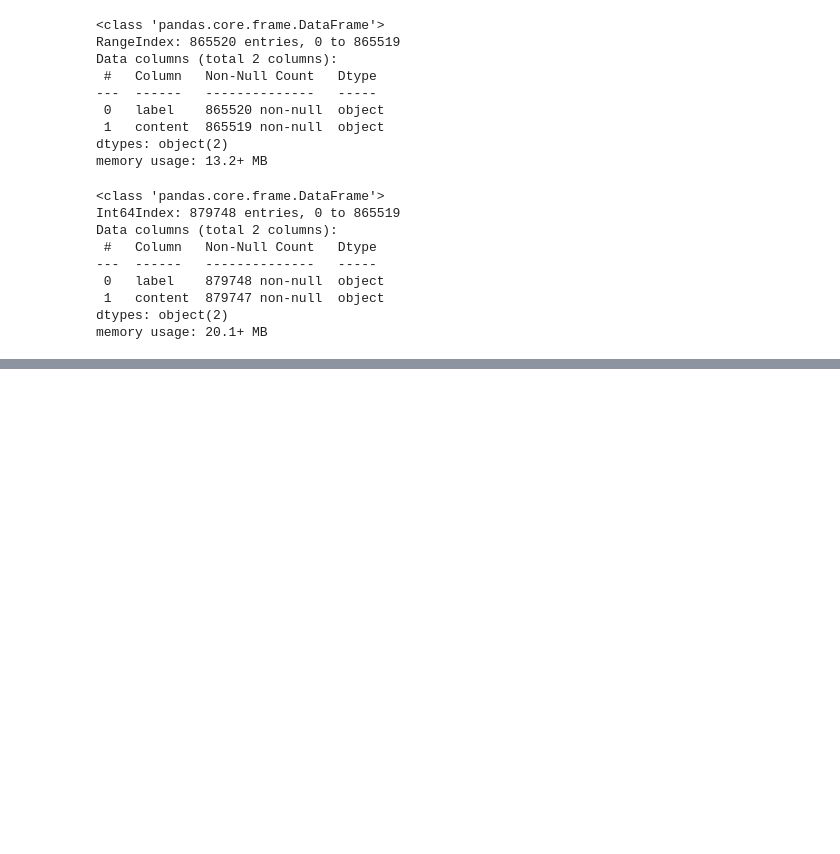
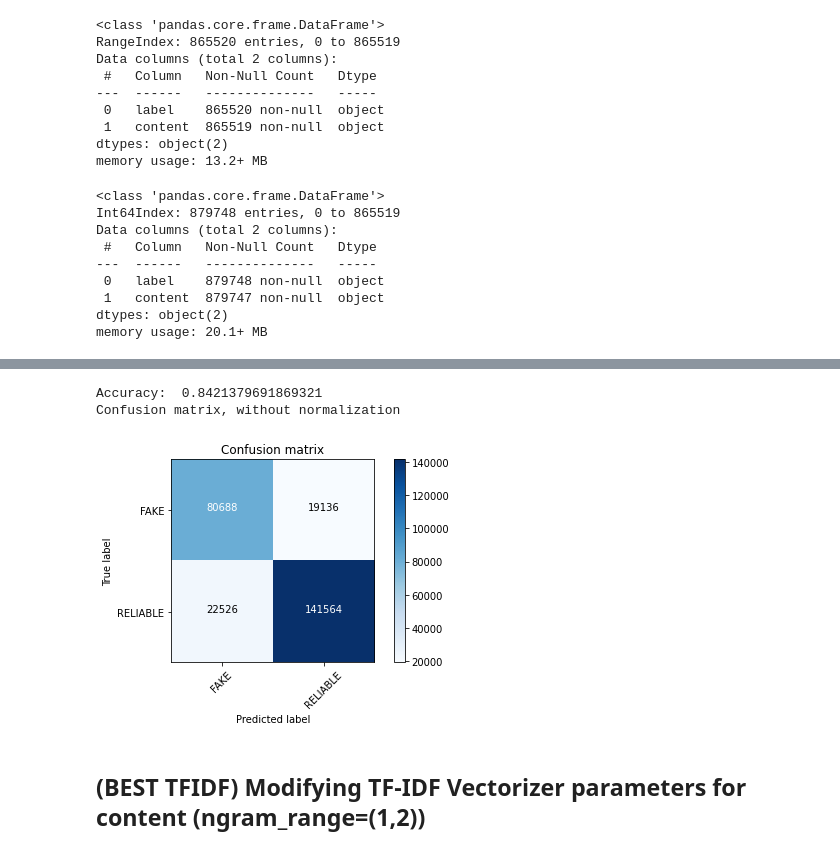
Before and after one commit to CS3244-MachineLearning-Project-AY2021/Fake_News_Detection, a Jupyter notebook: Jerry/Combined_Content_SVM.ipynb, the cells around one changed output, grey strips where cells are left out. Drawn from its saved outputs; the diff is of its cells as text; code cells hidden in the pictures; blank space fills up the shorter version.

```diff
--- a/Jerry/Combined_Content_SVM.ipynb
+++ b/Jerry/Combined_Content_SVM.ipynb
@@ -254,2 +358,17 @@ plot_confusion_matrix(svm_cm, classes=['FAKE', 'RELIABLE'])
+# %%
+pa_model_test2 = Pipeline([('tfidf', TfidfVectorizer(max_features=5000)), ('passive_aggressive', PassiveAggressiveClassifier(n_iter_no_change=50))])
+# %%
+pa_model_test2.fit(X_train, Y_train)
+pa_pred_test2 = pa_model_test2.predict(X_test)
+pa_score_test2 = metrics.accuracy_score(Y_test, pa_pred_test2)
+print("Accuracy: ", pa_score_test2)
+pa_cm_test2 = metrics.confusion_matrix(Y_test, pa_pred_test2)
+plot_confusion_matrix(pa_cm_test2, classes=['FAKE', 'RELIABLE'])
+# %% [output]
+Accuracy:  0.8421379691869321
+Confusion matrix, without normalization
+[figure, added]
+# %% [markdown]
+## (BEST TFIDF) Modifying TF-IDF Vectorizer parameters for content (ngram_range=(1,2))
 # %%
 from sklearn.linear_model import PassiveAggressiveClassifier
```
Also changed, not shown: parts of 26 cells of this notebook, 1 other file.
